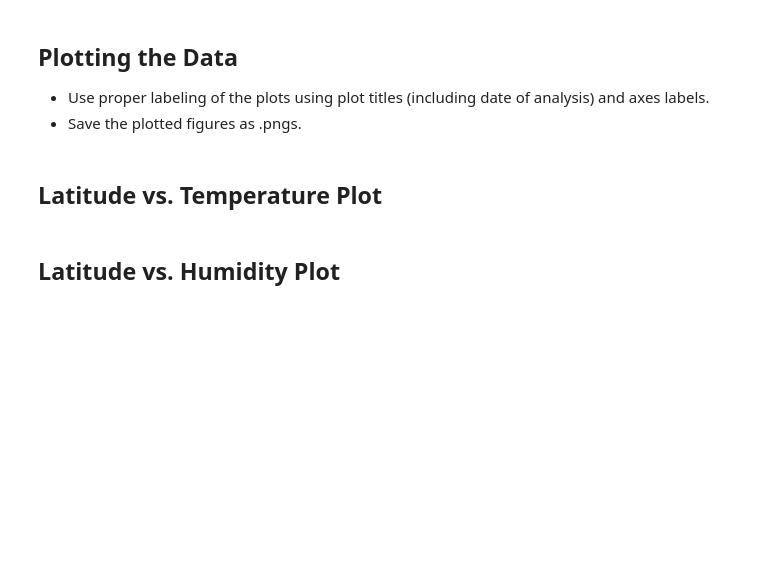
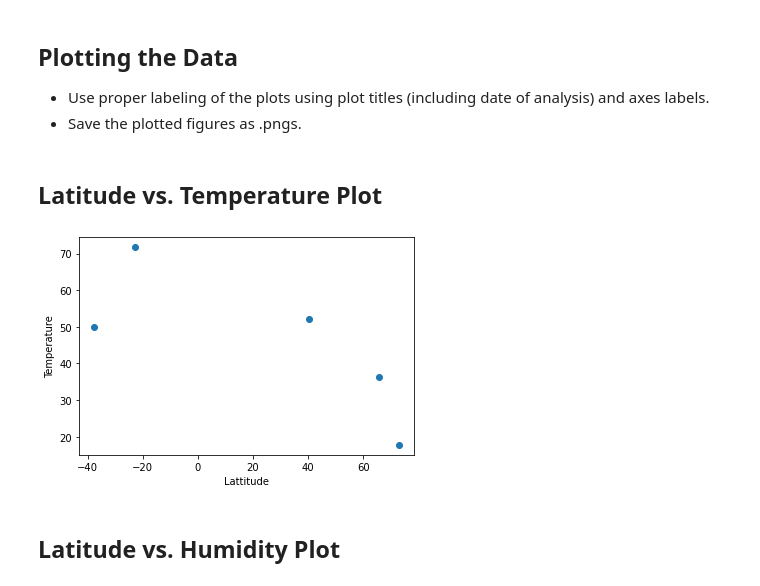
Before and after one commit to SrideviMadduri/python-api-challange, a Jupyter notebook: WeatherPy/WeatherPy.ipynb, the cells around one changed output. Cells and saved outputs as stored; diff of their text form; code cells hidden in the pictures; blank space fills up the shorter version.

```diff
--- a/WeatherPy/WeatherPy.ipynb
+++ b/WeatherPy/WeatherPy.ipynb
@@ -68,14 +69,17 @@ temperature = []
 humidity = []
 cloudiness = []
 wind_speed = []
+clean_cities = []
 
 #city = "Atlanta"
 
 #build querry
-query_url = url + 'q=' + city +'&appid='+ weather_api_key
+#query_url = url + 'q=' + city +'&appid='+ weather_api_key +'&units=metric'
 
-for city in cities:
-    query_url = url + 'q=' + city +'&appid='+ weather_api_key
+for city in cities[0:5]:
+    query_url = url + 'q=' + city +'&appid='+ weather_api_key +'&units=imperial'
+
+    print(query_url)
 
     response = requests.get(query_url)
     if not response.ok:
@@ -84,27 +88,30 @@ for city in cities:
     response = response.json()
    # pprint(f"The response is {response}")
 
+    clean_cities.append(city)
 
     lattitude.append(response['coord']['lat'])
 
-#     #append temperature
-#     temperature.append(response['main']['temp'])
+     #append temperature
+    temperature.append(response['main']['temp'])
 
-#     #append humidity
-#     humidity.append(response['main']['humidity'])
+     #append humidity
+    humidity.append(response['main']['humidity'])
 
-#     #append cloudiness
-#     cloudiness.append(response['clouds']['all'])
+     #append cloudiness
+    cloudiness.append(response['clouds']['all'])
 
-#     #append wind_speed
-#     wind_speed.append(response['wind']['speed'])
-print(lattitude)
+     #append wind_speed
+    wind_speed.append(response['wind']['speed'])
+
+
+# print(lattitude)
 # print(temperature)
 # print(humidity)
 # print(cloudiness)
 # print(wind_speed)
 # request = requests.get(query_url)
-# request = request.json()
+#request = request.json()
 # request
 #request['main']['temp']
 # %% [output]
@@ -113,3 +124,10 @@ print(lattitude)
 ### Convert Raw Data to DataFrame
 * Export the city data into a .csv.
 * Display the DataFrame
+# %%
+#df = pd.DataFrame(list(zip(lst, lst2)),
+               # columns =['Name', 'val'])
+city_data_df= pd.DataFrame(list(zip(clean_cities,lattitude,temperature,humidity,cloudiness,wind_speed)),
+                          columns=['City','Lattitude','Temperature','Humidity','Cloudiness','Wind Speed'])
+
+city_data_df.to_csv(output_data_file)
@@ -128,5 +163,12 @@ Skip this step if there are no cities that have humidity > 100%.
 * Save the plotted figures as .pngs.
 # %% [markdown]
 ## Latitude vs. Temperature Plot
+# %%
+plt.scatter(city_data_df['Lattitude'],city_data_df['Temperature'])
+plt.xlabel("Lattitude")
+plt.ylabel("Temperature")
+plt.show()
+# %% [output]
+[figure, added]
 # %% [markdown]
 ## Latitude vs. Humidity Plot
```
Also changed, not shown: parts of 17 cells of this notebook, 1 other file.
